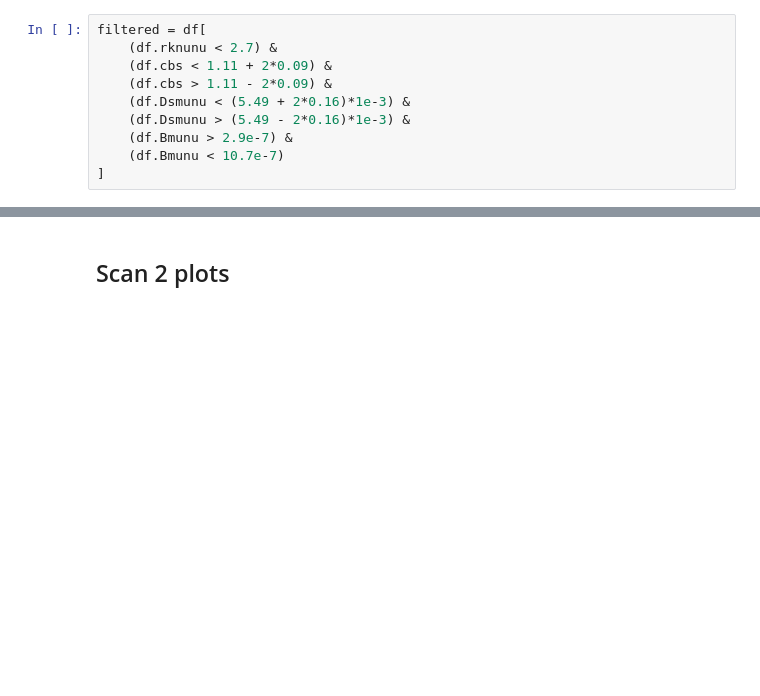
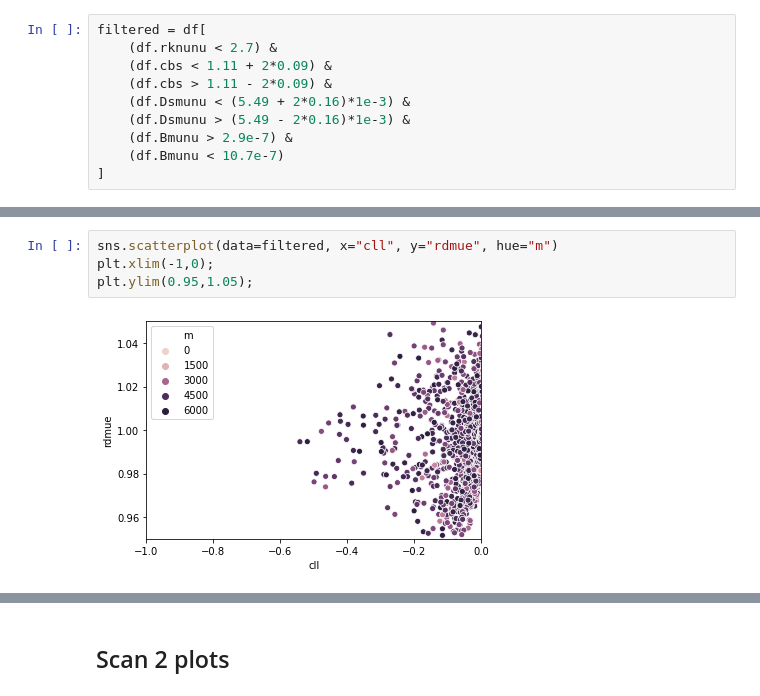
Before and after one commit to johngarg/phd-thesis, a Jupyter notebook: src/analysis/chapter_3/correlations.ipynb, the cells around one changed output, grey strips where cells are left out. Saved outputs shown, nothing was run; the diff lists cells and outputs as text; blank space fills up the shorter version.

```diff
--- a/src/analysis/chapter_3/correlations.ipynb
+++ b/src/analysis/chapter_3/correlations.ipynb
@@ -131,0 +153,6 @@ plt.xlim(-2,2);
+# %%
+sns.scatterplot(data=filtered, x="cll", y="rdmue", hue="m")
+plt.xlim(-1,0);
+plt.ylim(0.95,1.05);
+# %% [output]
+[figure, added]
```
Also changed, not shown: parts of 24 cells of this notebook, 9 other files.
